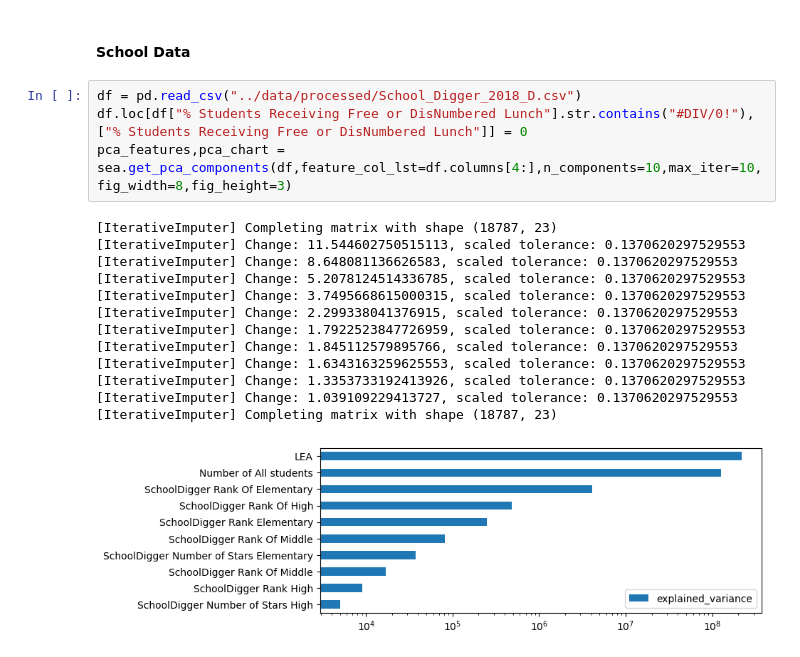
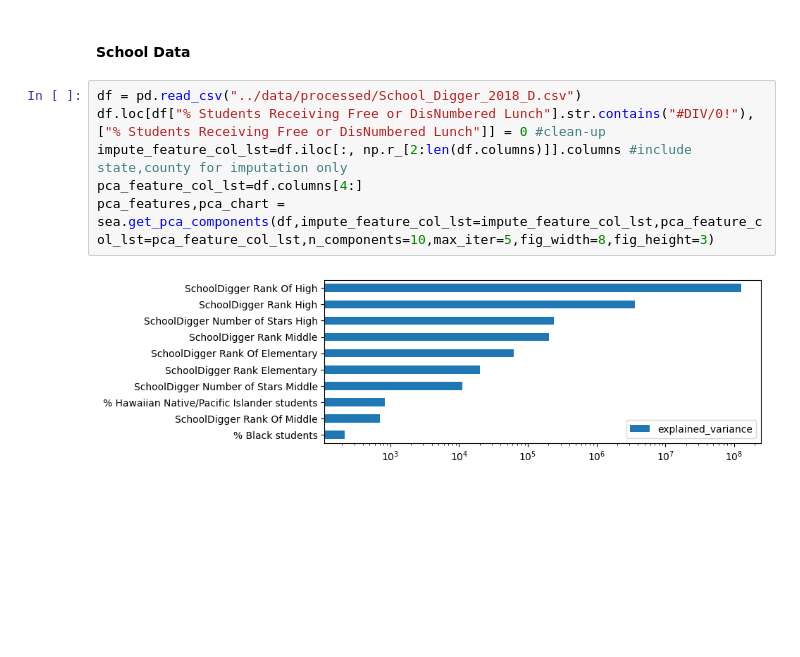
Before and after one commit to rabader/Relocation-Personalization, a Jupyter notebook: notebooks/pca_exploration.ipynb, the cells around one changed output. Cells and saved outputs as stored; diff of their text form; blank space fills up the shorter version.

```diff
--- a/notebooks/pca_exploration.ipynb
+++ b/notebooks/pca_exploration.ipynb
@@ -58,20 +38,10 @@ pca_features,pca_chart = sea.get_pca_components(df,feature_col_lst=df.columns[6:
 #### School Data
 # %%
 df = pd.read_csv("../data/processed/School_Digger_2018_D.csv")
-df.loc[df["% Students Receiving Free or DisNumbered Lunch"].str.contains("#DIV/0!"), ["% Students Receiving Free or DisNumbered Lunch"]] = 0
-pca_features,pca_chart = sea.get_pca_components(df,feature_col_lst=df.columns[4:],n_components=10,max_iter=10,fig_width=8,fig_height=3)
+df.loc[df["% Students Receiving Free or DisNumbered Lunch"].str.contains("#DIV/0!"), ["% Students Receiving Free or DisNumbered Lunch"]] = 0 #clean-up
+impute_feature_col_lst=df.iloc[:, np.r_[2:len(df.columns)]].columns #include state,county for imputation only
+pca_feature_col_lst=df.columns[4:]
+pca_features,pca_chart = sea.get_pca_components(df,impute_feature_col_lst=impute_feature_col_lst,pca_feature_col_lst=pca_feature_col_lst,n_components=10,max_iter=5,fig_width=8,fig_height=3)
 # %% [output]
-[IterativeImputer] Completing matrix with shape (18787, 23)
-[IterativeImputer] Change: 11.544602750515113, scaled tolerance: 0.1370620297529553
-[IterativeImputer] Change: 8.648081136626583, scaled tolerance: 0.1370620297529553
-[IterativeImputer] Change: 5.2078124514336785, scaled tolerance: 0.1370620297529553
-[IterativeImputer] Change: 3.7495668615000315, scaled tolerance: 0.1370620297529553
-[IterativeImputer] Change: 2.299338041376915, scaled tolerance: 0.1370620297529553
-[IterativeImputer] Change: 1.7922523847726959, scaled tolerance: 0.1370620297529553
-[IterativeImputer] Change: 1.845112579895766, scaled tolerance: 0.1370620297529553
-[IterativeImputer] Change: 1.6343163259625553, scaled tolerance: 0.1370620297529553
-[IterativeImputer] Change: 1.3353733192413926, scaled tolerance: 0.1370620297529553
-[IterativeImputer] Change: 1.039109229413727, scaled tolerance: 0.1370620297529553
-[IterativeImputer] Completing matrix with shape (18787, 23)
-[figure, old version]
+[figure, new version]
 # %% [markdown]
```
Also changed, not shown: parts of 6 cells of this notebook, 1 other file.
